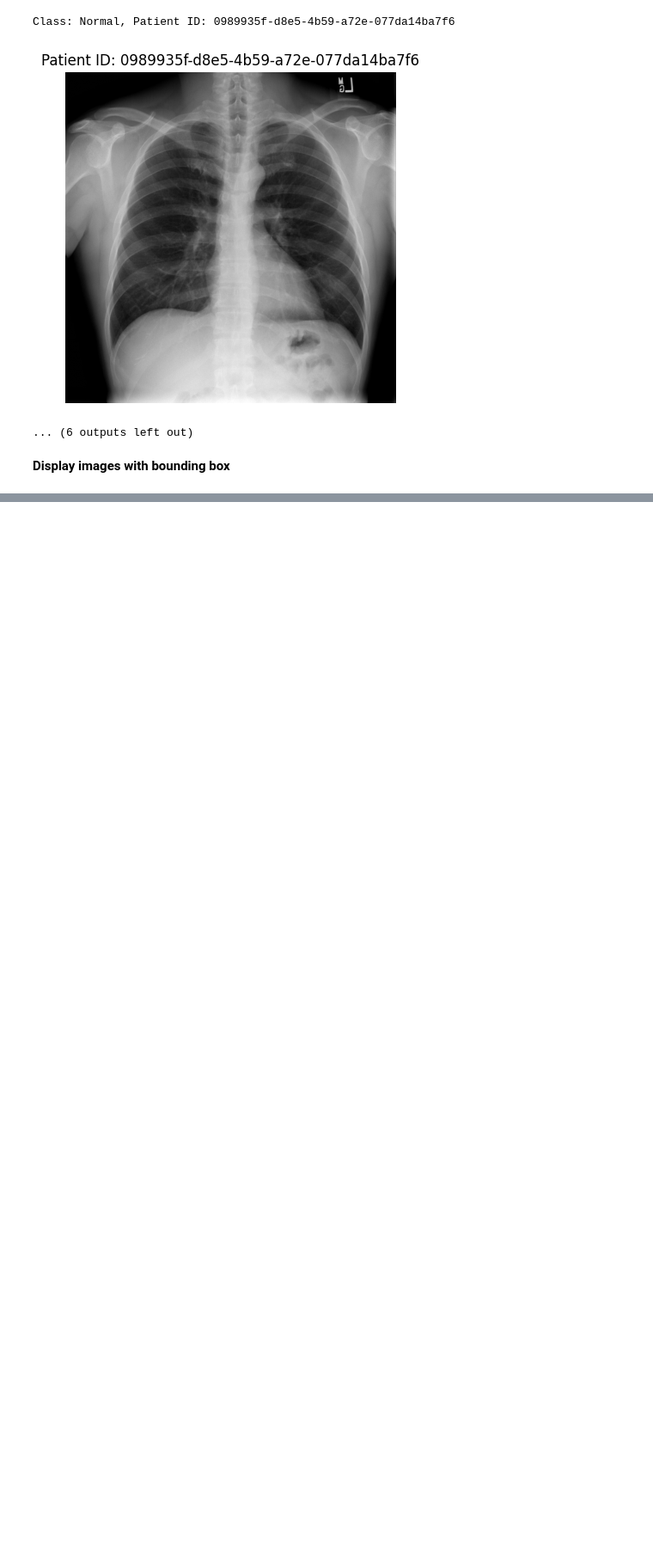
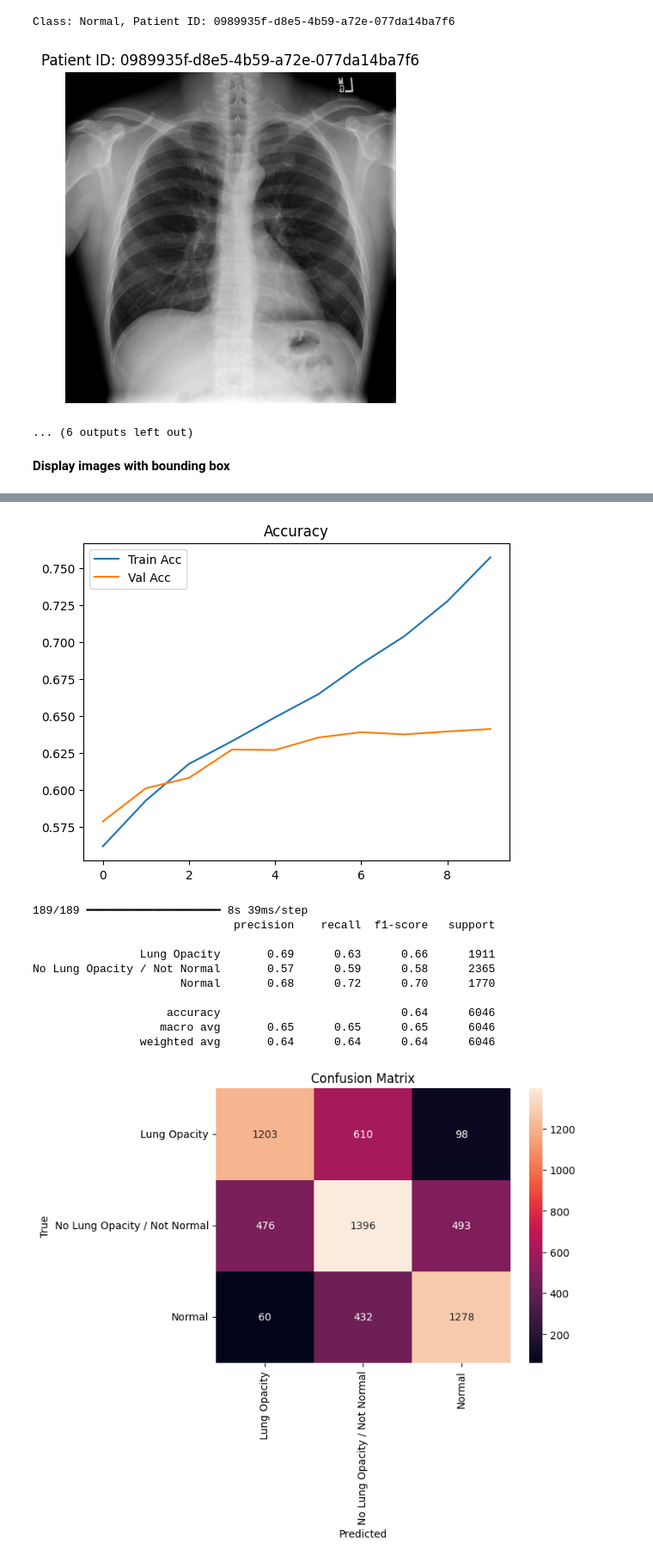
Before and after one commit to nkpatro/Pneumonia-Detection, a Jupyter notebook: SRB_pneumonia_detection_project.ipynb, the cells around one changed output, grey strips where cells are left out. Shown at 86% size. Saved outputs shown, nothing was run; the diff lists cells and outputs as text; code cells hidden in the pictures; blank space fills up the shorter version.

```diff
--- a/SRB_pneumonia_detection_project.ipynb
+++ b/SRB_pneumonia_detection_project.ipynb
@@ -331,0 +393,3 @@ Class: Normal, Patient ID: 0989935f-d8e5-4b59-a72e-077da14ba7f6
+# %%
+# Train-test split
+X_train, X_test, y_train, y_test = train_test_split(X, y_cat, test_size=0.2, random_state=42, stratify=y_cat)
@@ -331,0 +414,6 @@ Class: Normal, Patient ID: 0989935f-d8e5-4b59-a72e-077da14ba7f6
+# %%
+#Compile the model
+
+model = build_lenet5((IMG_SIZE, IMG_SIZE, 1), num_classes=y_cat.shape[1])
+model.compile(optimizer='adam', loss='categorical_crossentropy', metrics=['accuracy'])
+model.summary()
@@ -331,0 +442,7 @@ Class: Normal, Patient ID: 0989935f-d8e5-4b59-a72e-077da14ba7f6
+# %%
+history = model.fit(
+    X_train, y_train,
+    epochs=10,
+    batch_size=32,
+    validation_data=(X_test, y_test)
+)
@@ -331,0 +470,35 @@ Class: Normal, Patient ID: 0989935f-d8e5-4b59-a72e-077da14ba7f6
+# %%
+# Accuracy & Loss Curves
+plt.plot(history.history['accuracy'], label='Train Acc')
+plt.plot(history.history['val_accuracy'], label='Val Acc')
+plt.legend()
+plt.title('Accuracy')
+plt.show()
+
+# Predictions & Classification Report
+y_pred_probs = model.predict(X_test)
+y_pred = np.argmax(y_pred_probs, axis=1)
+y_true = np.argmax(y_test, axis=1)
+
+print(classification_report(y_true, y_pred, target_names=le.classes_))
+
+# Confusion Matrix
+conf_matrix = confusion_matrix(y_true, y_pred)
+sns.heatmap(conf_matrix, annot=True, fmt='d', xticklabels=le.classes_, yticklabels=le.classes_)
+plt.xlabel('Predicted')
+plt.ylabel('True')
+plt.title('Confusion Matrix')
+plt.show()
+# %% [output]
+[figure, added]
+189/189 ━━━━━━━━━━━━━━━━━━━━ 8s 39ms/step
+                              precision    recall  f1-score   support
+
+                Lung Opacity       0.69      0.63      0.66      1911
+No Lung Opacity / Not Normal       0.57      0.59      0.58      2365
+                      Normal       0.68      0.72      0.70      1770
+
+                    accuracy                           0.64      6046
+                   macro avg       0.65      0.65      0.65      6046
+                weighted avg       0.64      0.64      0.64      6046
+[figure, added]
```
Also changed, not shown: parts of 22 cells of this notebook.
